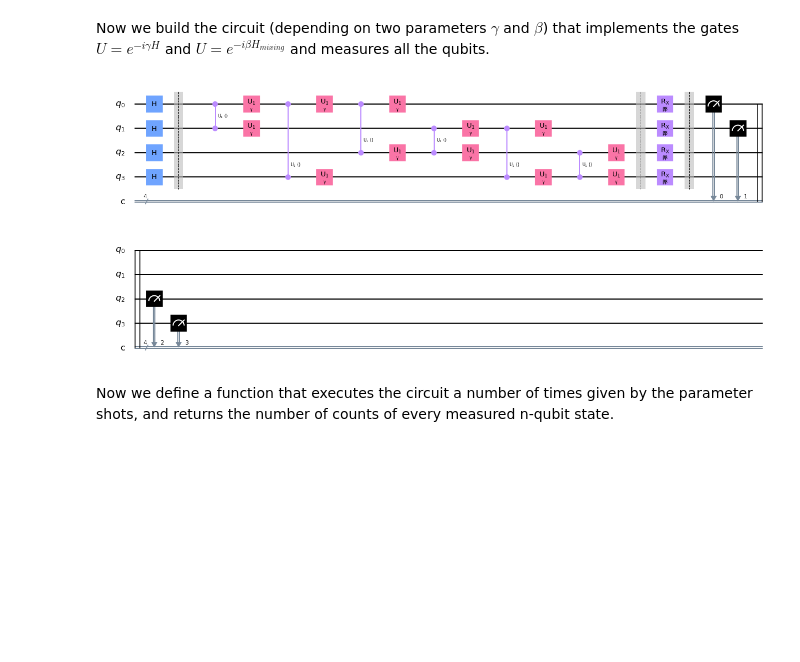
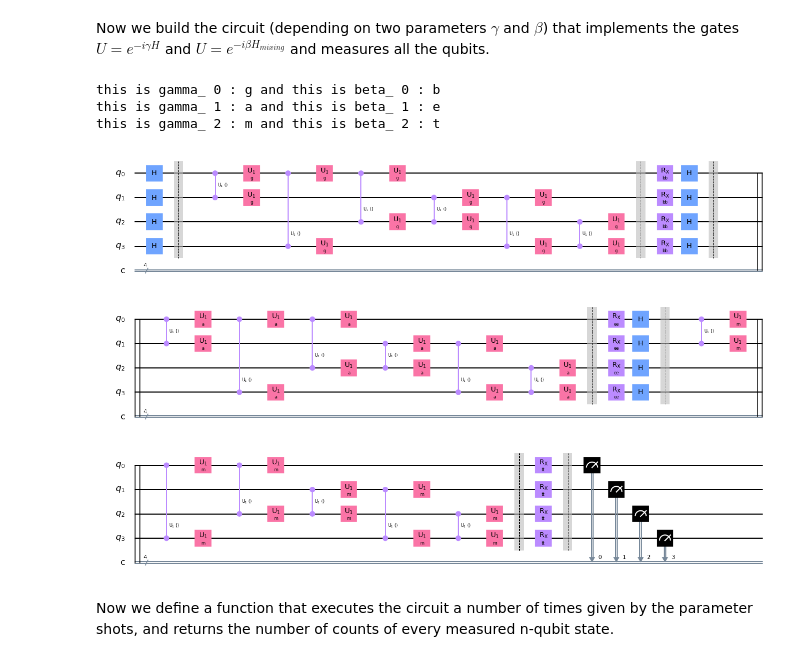
Before and after one commit to inafergra/QAOA-MaxCut, a Jupyter notebook: project.ipynb, the cells around one changed output. Cells and saved outputs as stored; diff of their text form; code cells hidden in the pictures; blank space fills up the shorter version.

```diff
--- a/project.ipynb
+++ b/project.ipynb
@@ -67,33 +66,43 @@ nx.draw_networkx(G, node_color=colors)
 # %% [markdown]
 Now we build the circuit (depending on two parameters $\gamma$ and $\beta$) that implements the gates $U = e^{-i\gamma H}$ and $U = e^{-i\beta H_{mixing}}$ and measures all the qubits.
 # %%
-def circuit_ansatz(G, gamma, beta):
+def circuit_ansatz(G, gamma, beta , p=1): #gamma and beta are p-arrays or lists
     n = len(G.nodes())
     E = G.edges()
 
     QAOA = QuantumCircuit(n, n)
 
-    QAOA.h(range(n))
+    for i in range(p):
+        gamma_i = gamma[i]
+        beta_i = beta[i]
+        print('this is gamma_',i ,':', gamma_i, 'and this is beta_',i ,':', beta_i )
+        QAOA.h(range(n))
 
-    QAOA.barrier()
-    for edge in E:
-        k = edge[0]
-        l = edge[1]
-        QAOA.cu1(-2*gamma, k, l)
-        QAOA.u1(gamma, k)
-        QAOA.u1(gamma, l)
+        QAOA.barrier()
+        for edge in E:
+            k = edge[0]
+            l = edge[1]
+            QAOA.cu1(-2*gamma_i, k, l) #Controlled-Z gate with a -2*gamma phase
+            QAOA.u1(gamma_i, k) #Rotation of gamma around the z axis
+            QAOA.u1(gamma_i, l) #
 
-    QAOA.barrier()
-    QAOA.rx(2*beta, range(n))
+        QAOA.barrier()
+        QAOA.rx(2*beta_i, range(n)) #X rotation
 
     QAOA.barrier()
     QAOA.measure(range(n),range(n)) #measures the circuit
 
     return QAOA
 
-circuit_ansatz(G, 'γ', 'β').draw(output = 'mpl') #draw the circuit
+p=3
+gamma = [str(f'gamma{layer+1}') for layer in range(p)]
+beta = [str(f'beta{layer+1}') for layer in range(p)]
+circuit_ansatz(G, 'gamma', 'beta', p = p).draw(output = 'mpl') #draw the circuit
 # %% [output]
+this is gamma_ 0 : g and this is beta_ 0 : b
+this is gamma_ 1 : a and this is beta_ 1 : e
+this is gamma_ 2 : m and this is beta_ 2 : t
-[figure, old version]
+[figure, new version]
 # %% [markdown]
 Now we define a function that executes the circuit a number of times given by the parameter shots, and returns the number of counts of every measured n-qubit state.
 # %%
```
Also changed, not shown: parts of 13 cells of this notebook, 2 other files.
